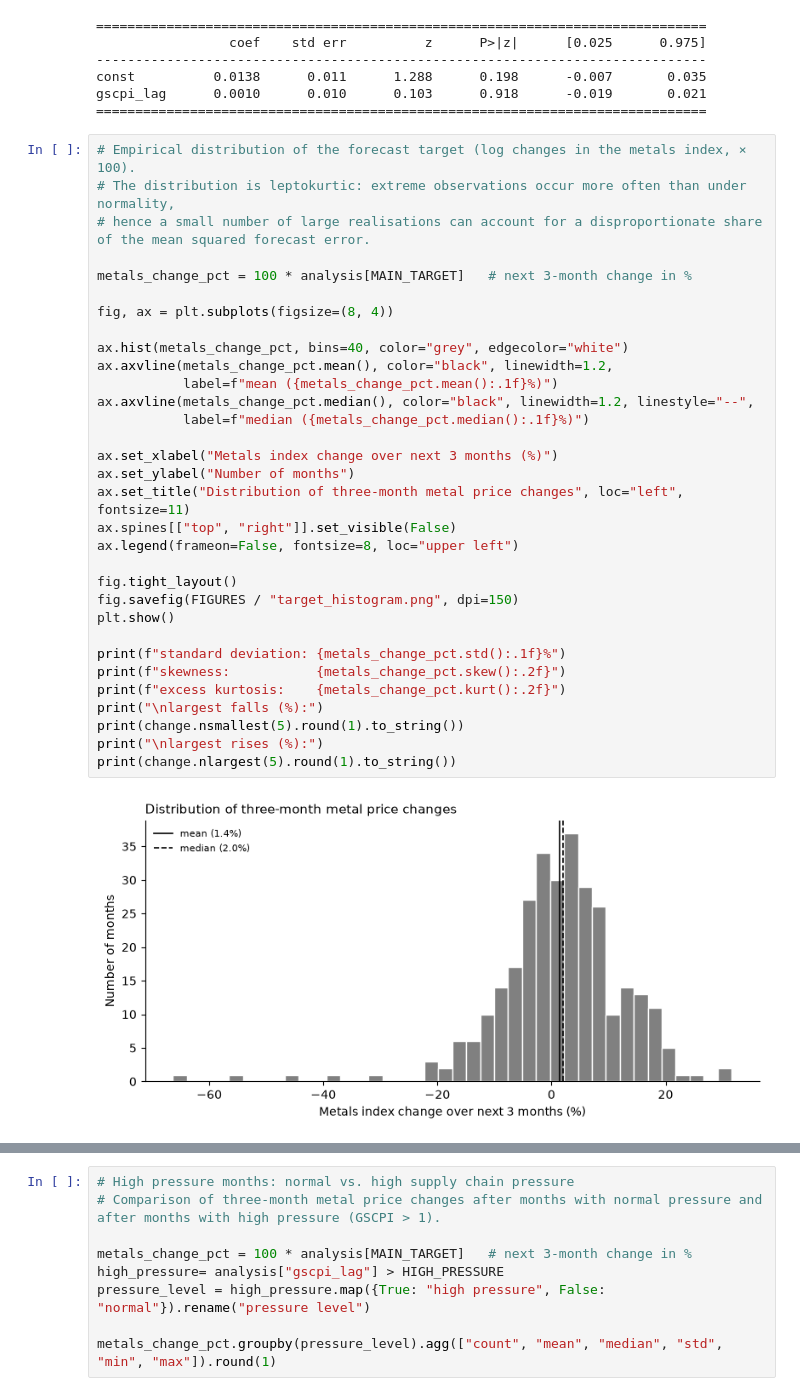
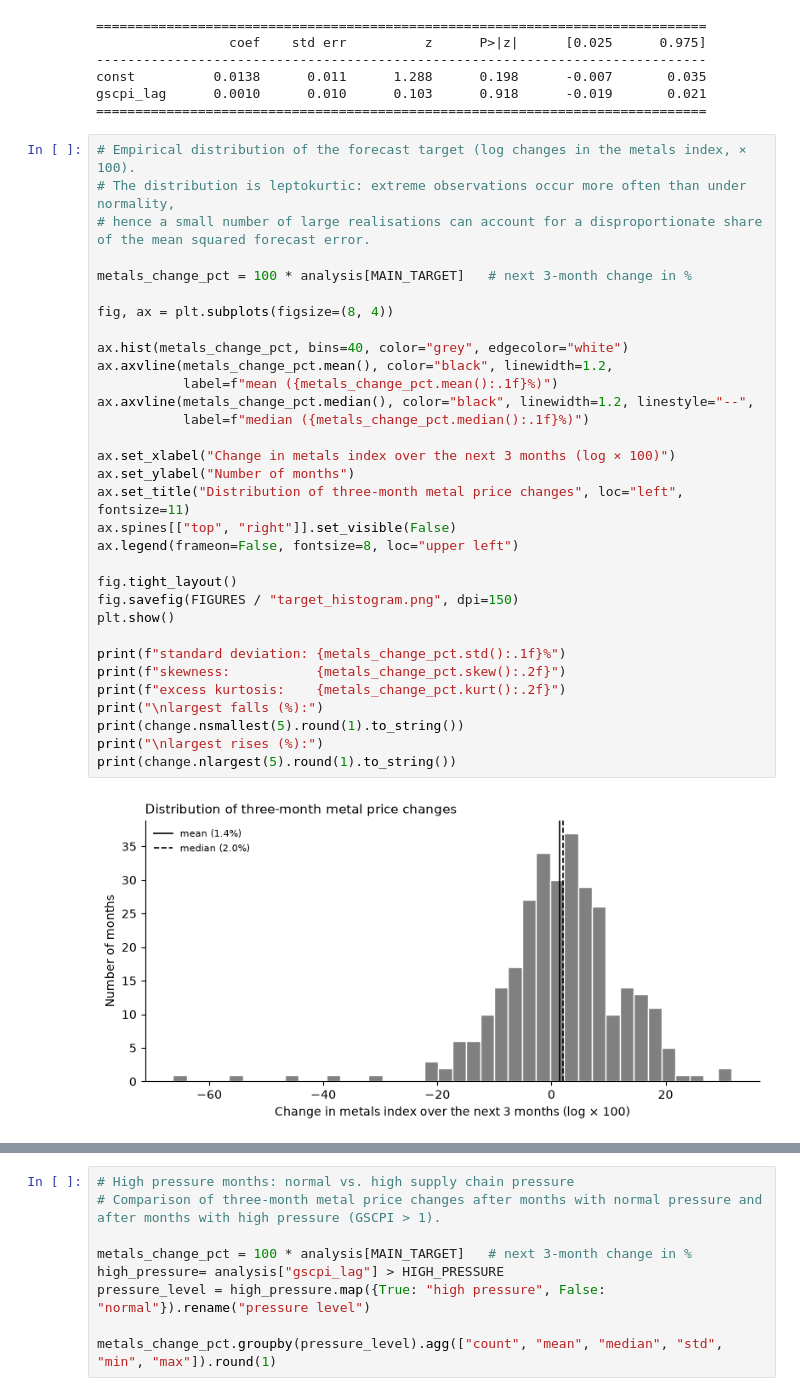
Before and after one commit to cilenia-gif/metals-supply-chain-pressure, a Jupyter notebook: code/02_prepare_data.ipynb, the cells around one changed output, grey strips where cells are left out. Cells and saved outputs as stored; diff of their text form.

```diff
--- a/code/02_prepare_data.ipynb
+++ b/code/02_prepare_data.ipynb
@@ -417,35 +414,35 @@ gscpi_lag      0.0010      0.010      0.103      0.918      -0.019       0.021
 # The distribution is leptokurtic: extreme observations occur more often than under normality,
 # hence a small number of large realisations can account for a disproportionate share of the mean squared forecast error.
 
 metals_change_pct = 100 * analysis[MAIN_TARGET]   # next 3-month change in %
 
 fig, ax = plt.subplots(figsize=(8, 4))
 
 ax.hist(metals_change_pct, bins=40, color="grey", edgecolor="white")
 ax.axvline(metals_change_pct.mean(), color="black", linewidth=1.2,
            label=f"mean ({metals_change_pct.mean():.1f}%)")
 ax.axvline(metals_change_pct.median(), color="black", linewidth=1.2, linestyle="--",
            label=f"median ({metals_change_pct.median():.1f}%)")
 
-ax.set_xlabel("Metals index change over next 3 months (%)")
+ax.set_xlabel("Change in metals index over the next 3 months (log × 100)")
 ax.set_ylabel("Number of months")
 ax.set_title("Distribution of three-month metal price changes", loc="left", fontsize=11)
 ax.spines[["top", "right"]].set_visible(False)
 ax.legend(frameon=False, fontsize=8, loc="upper left")
 
 fig.tight_layout()
 fig.savefig(FIGURES / "target_histogram.png", dpi=150)
 plt.show()
 
 print(f"standard deviation: {metals_change_pct.std():.1f}%")
 print(f"skewness:           {metals_change_pct.skew():.2f}")
 print(f"excess kurtosis:    {metals_change_pct.kurt():.2f}")
 print("\nlargest falls (%):")
 print(change.nsmallest(5).round(1).to_string())
 print("\nlargest rises (%):")
 print(change.nlargest(5).round(1).to_string())
 # %% [output]
-[figure, old version]
+[figure, new version]
 standard deviation: 11.3%
 skewness:           -1.42
 excess kurtosis:    6.85
```
Also changed, not shown: parts of 5 cells of this notebook, 7 other files.
